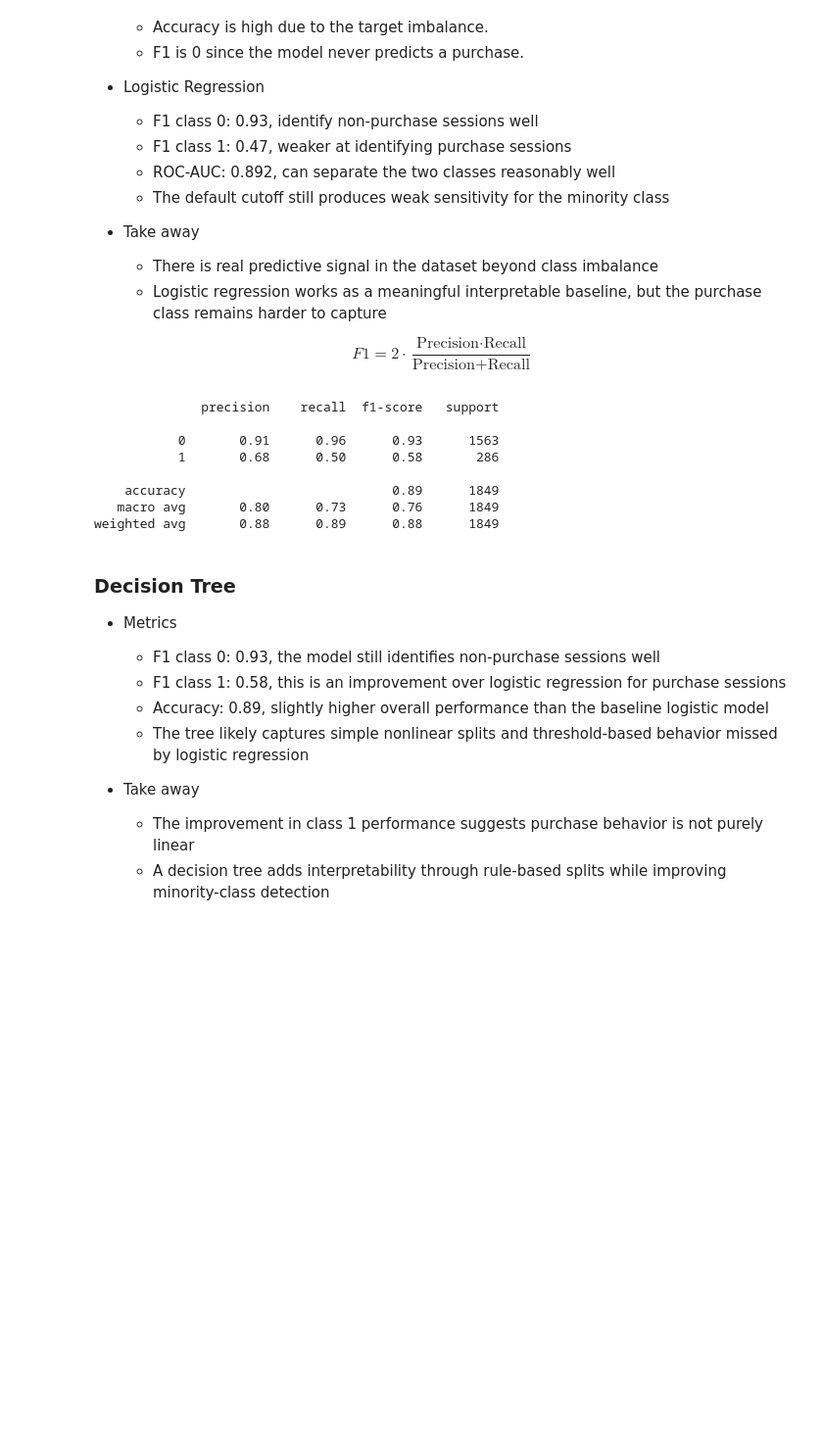
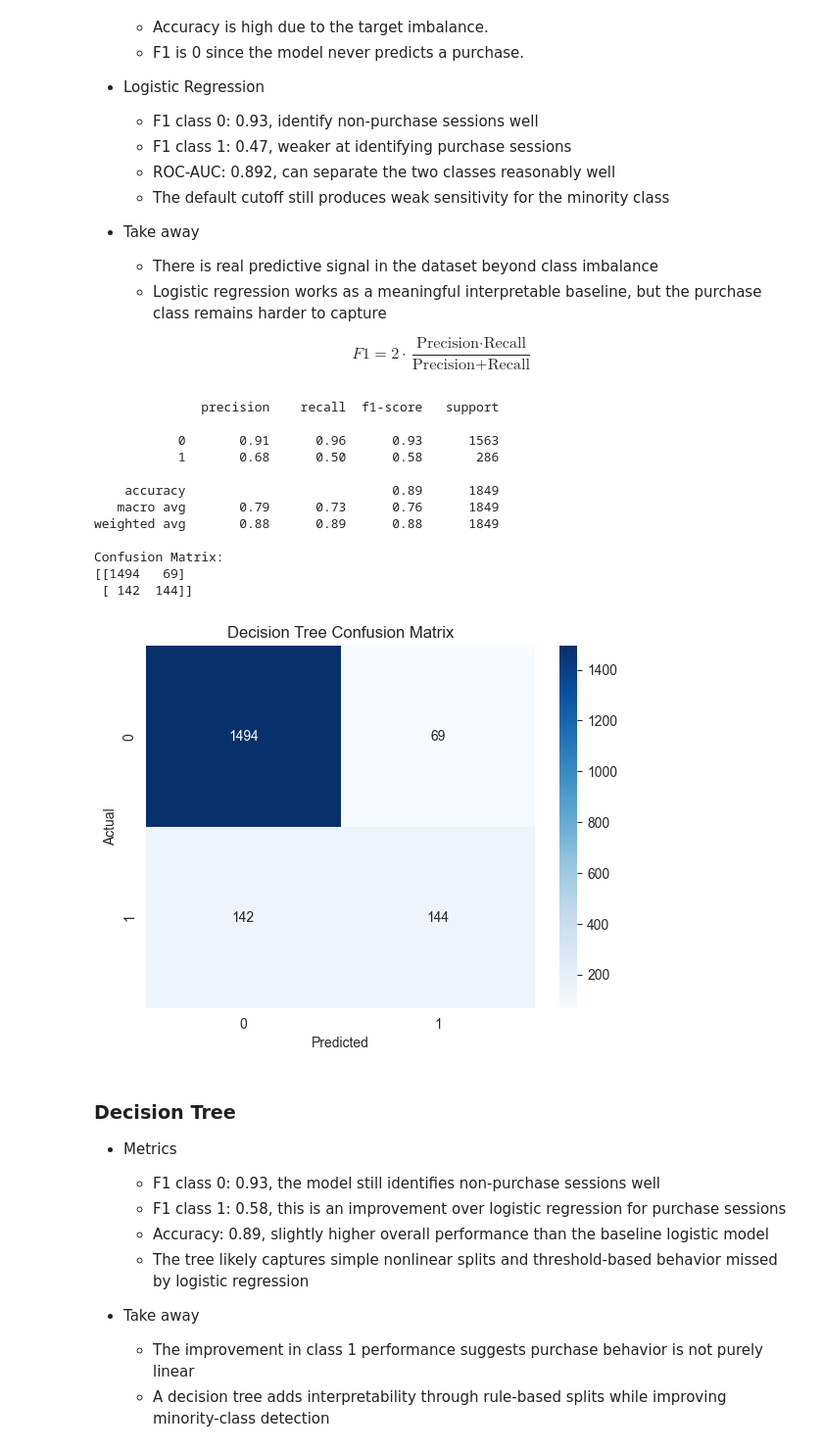
Before and after one commit to Lqvy/Project-Decisions, a Jupyter notebook: ShoppingIntention.ipynb, the cells around one changed output. Shown at 98% size. Cells and saved outputs as stored; diff of their text form; code cells hidden in the pictures; blank space fills up the shorter version.

```diff
--- a/ShoppingIntention.ipynb
+++ b/ShoppingIntention.ipynb
@@ -541,23 +551,38 @@ $$
 # %%
 # Decision Tree
 dt_model = Pipeline(steps=[
     ('preprocessor', preprocessor),
     ('classifier', DecisionTreeClassifier(max_depth=5))
 ])
 
 dt_model.fit(X_train, y_train)
 
 y_pred = dt_model.predict(X_val)
 print(classification_report(y_val, y_pred))
+
+cm_dt = confusion_matrix(y_val, y_pred)
+print("Confusion Matrix:")
+print(cm_dt)
+
+sns.heatmap(cm_dt, annot=True, fmt='d', cmap='Blues')
+plt.title("Decision Tree Confusion Matrix")
+plt.xlabel("Predicted")
+plt.ylabel("Actual")
+plt.show()
 # %% [output]
               precision    recall  f1-score   support
 
            0       0.91      0.96      0.93      1563
            1       0.68      0.50      0.58       286
 
     accuracy                           0.89      1849
-   macro avg       0.80      0.73      0.76      1849
+   macro avg       0.79      0.73      0.76      1849
 weighted avg       0.88      0.89      0.88      1849
+
+Confusion Matrix:
+[[1494   69]
+ [ 142  144]]
+[figure, added]
 # %% [markdown]
 ### Decision Tree
 - Metrics
```
Also changed, not shown: parts of 10 cells of this notebook.
